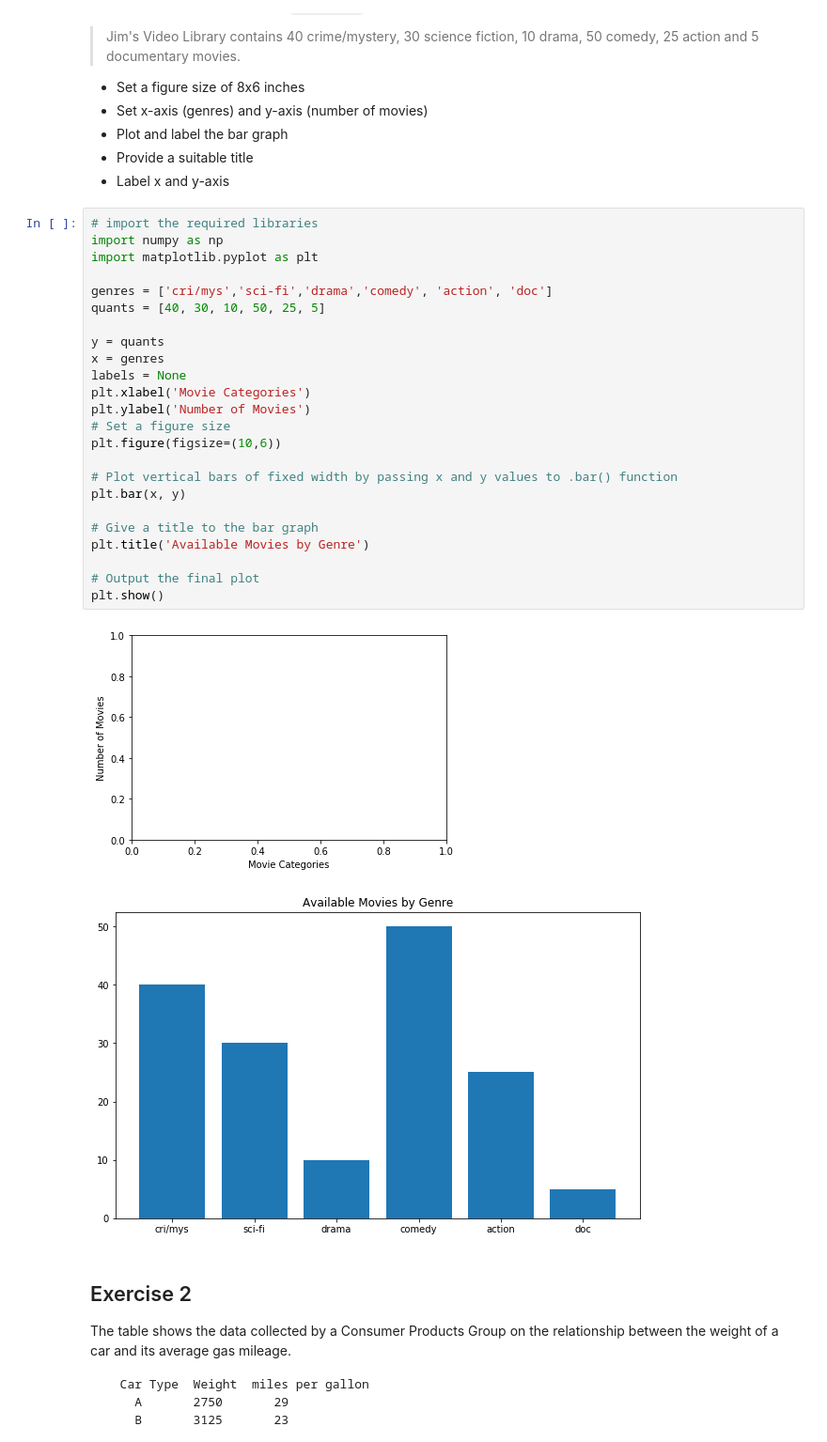
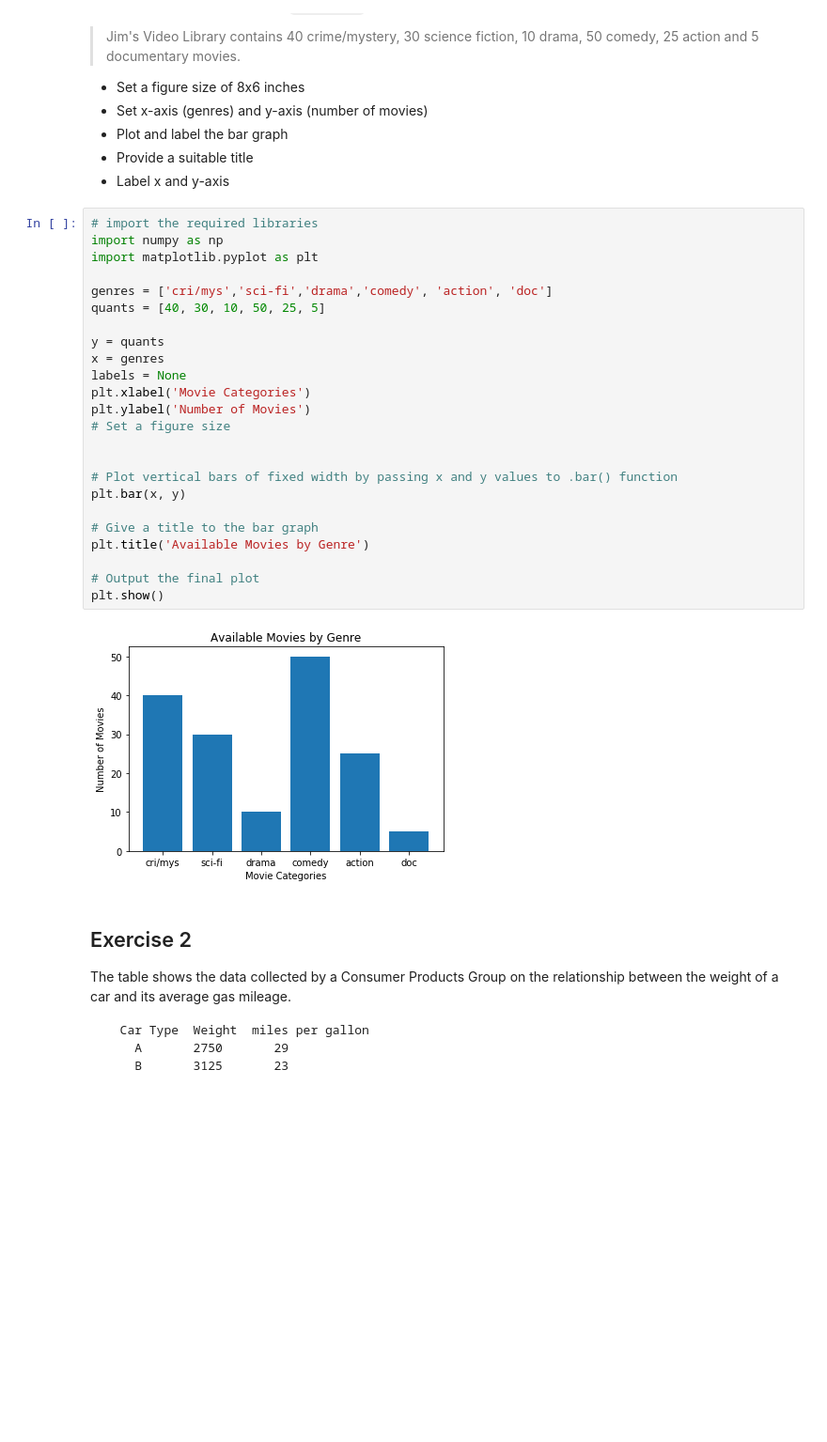
Before and after one commit to back2bklyn/dsc-data-viz-lab-nyc-ds-career-042219, a Jupyter notebook: index.ipynb, the cells around one changed output. Shown at 94% size. Cells and saved outputs as stored; diff of their text form; blank space fills up the shorter version.

```diff
--- a/index.ipynb
+++ b/index.ipynb
@@ -23,30 +23,29 @@ Make a vertical bar graph using `plt.bar()` for the following set of data:
 # %%
 # import the required libraries
 import numpy as np
 import matplotlib.pyplot as plt
 
 genres = ['cri/mys','sci-fi','drama','comedy', 'action', 'doc']
 quants = [40, 30, 10, 50, 25, 5]
 
 y = quants
 x = genres
 labels = None
 plt.xlabel('Movie Categories')
 plt.ylabel('Number of Movies')
 # Set a figure size
-plt.figure(figsize=(10,6))
+
 
 # Plot vertical bars of fixed width by passing x and y values to .bar() function
 plt.bar(x, y)
 
 # Give a title to the bar graph
 plt.title('Available Movies by Genre')
 
 # Output the final plot
 plt.show()
 # %% [output]
-[figure, old version]
+[figure, new version]
-[figure, removed]
 # %% [markdown]
 ## Exercise 2
 
```
